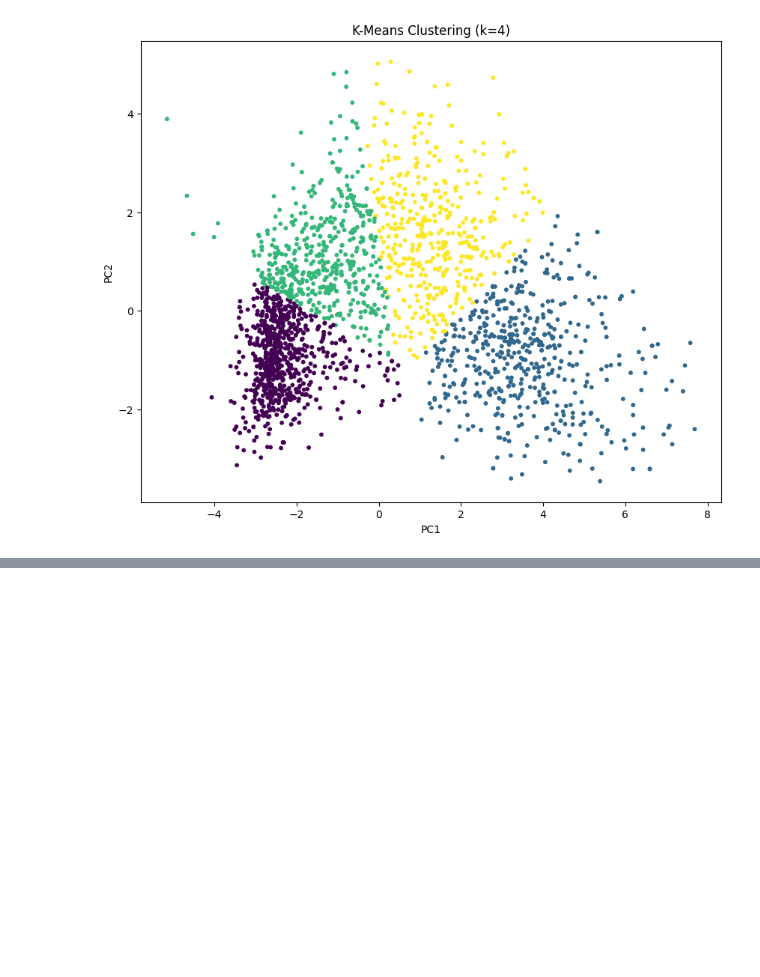
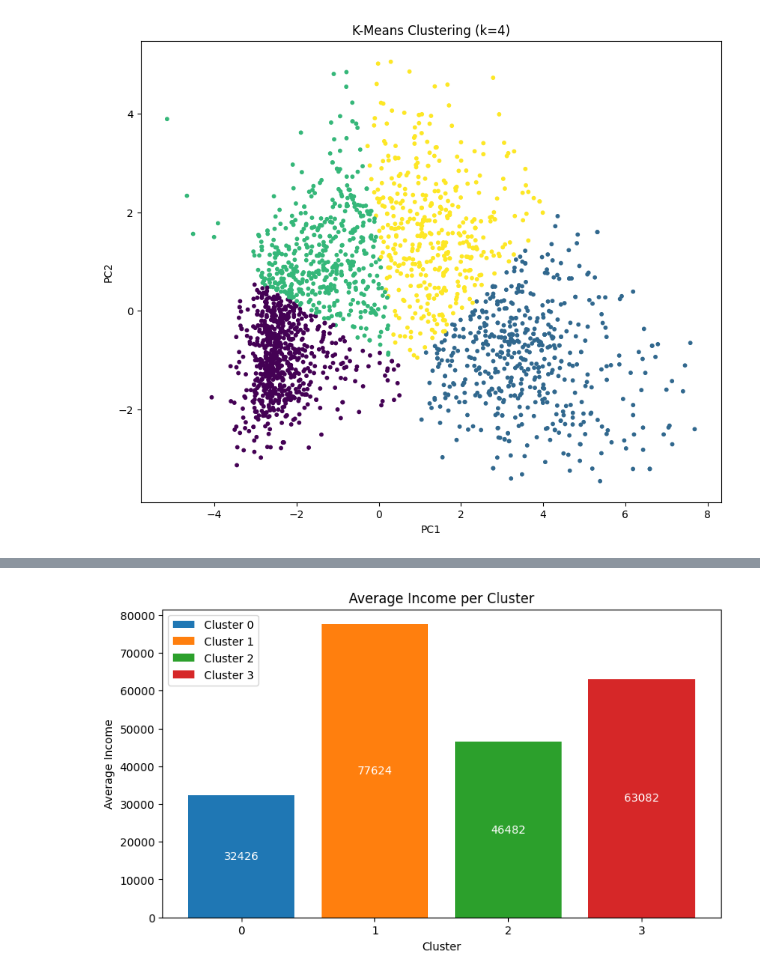
Before and after one commit to plamensve/k-means-clustering, a Jupyter notebook: 02_exaples.ipynb, the cells around one changed output, grey strips where cells are left out. Drawn from its saved outputs; the diff is of its cells as text; code cells hidden in the pictures; blank space fills up the shorter version.

```diff
--- a/02_exaples.ipynb
+++ b/02_exaples.ipynb
@@ -327,0 +388,4 @@ plt.show()
+# %%
+cluster_profile(profile_mean, 'Income')
+# %% [output]
+[figure, added]
```
Also changed, not shown: parts of 7 cells of this notebook.
